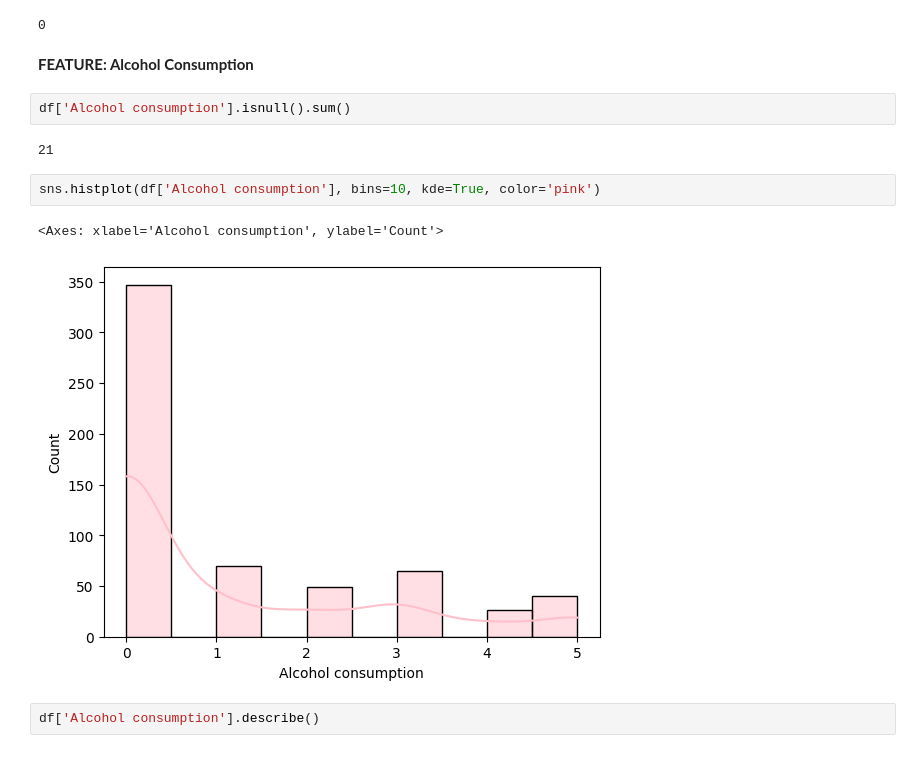
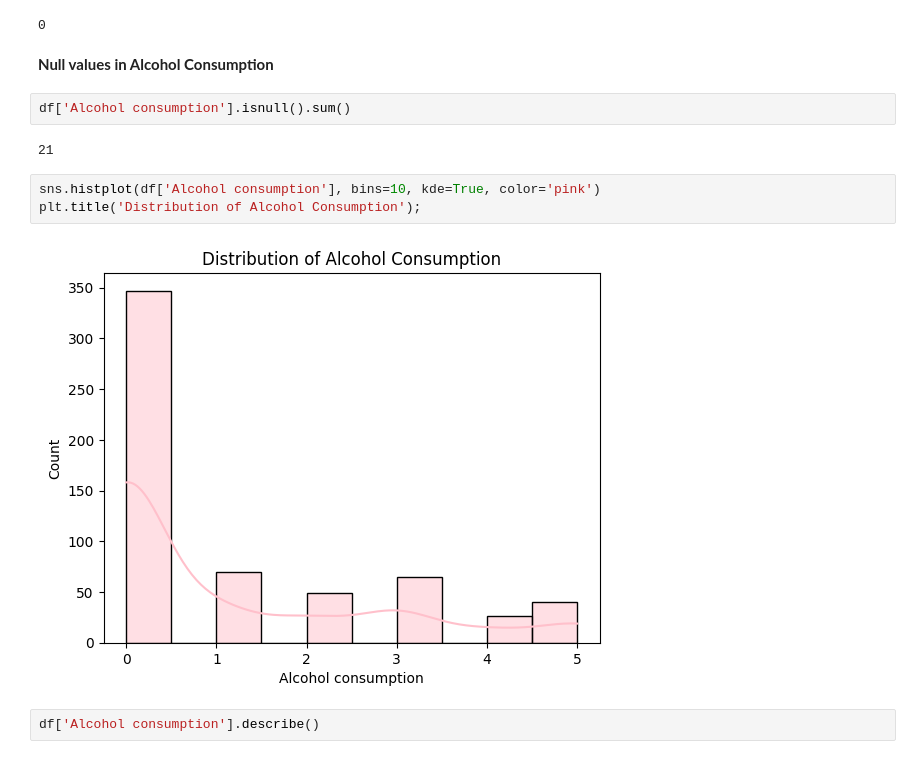
Before and after one commit to tazam777/sleep_efficiency_indicator, a Jupyter notebook: SleepProjectV2.ipynb, the cells around one changed output. Cells and saved outputs as stored; diff of their text form.

```diff
--- a/SleepProjectV2.ipynb
+++ b/SleepProjectV2.ipynb
@@ -171,16 +161,16 @@ df['Caffeine consumption'].isna().sum()
 # %% [output]
 0
 # %% [markdown]
-**FEATURE: Alcohol Consumption**
+**Null values in Alcohol Consumption**
 # %%
 df['Alcohol consumption'].isnull().sum()
 # %% [output]
 21
 # %%
 sns.histplot(df['Alcohol consumption'], bins=10, kde=True, color='pink')
+plt.title('Distribution of Alcohol Consumption');
 # %% [output]
-<Axes: xlabel='Alcohol consumption', ylabel='Count'>
-[figure, old version]
+[figure, new version]
 # %%
 df['Alcohol consumption'].describe()
 # %% [output]
```
Also changed, not shown: parts of 35 cells of this notebook, 1 other file.
